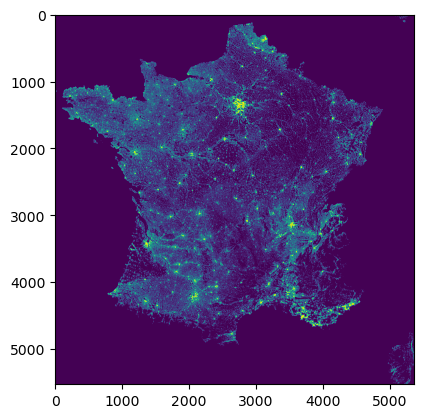
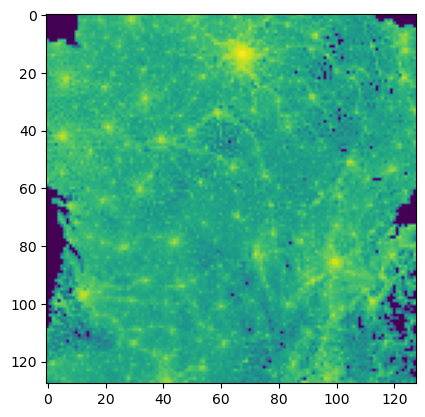
The change to this notebook cell's code, shown as a diff; its figure went from the first image to the second:
--- before
+++ after
@@ -1 +1 @@
-plt.imshow(hmatrix[:,:,0]>0)
+plt.imshow(np.log(hmatrixr[40 : (40+128),42 : (42+128),0]+0.01))

Commit: Add files via upload